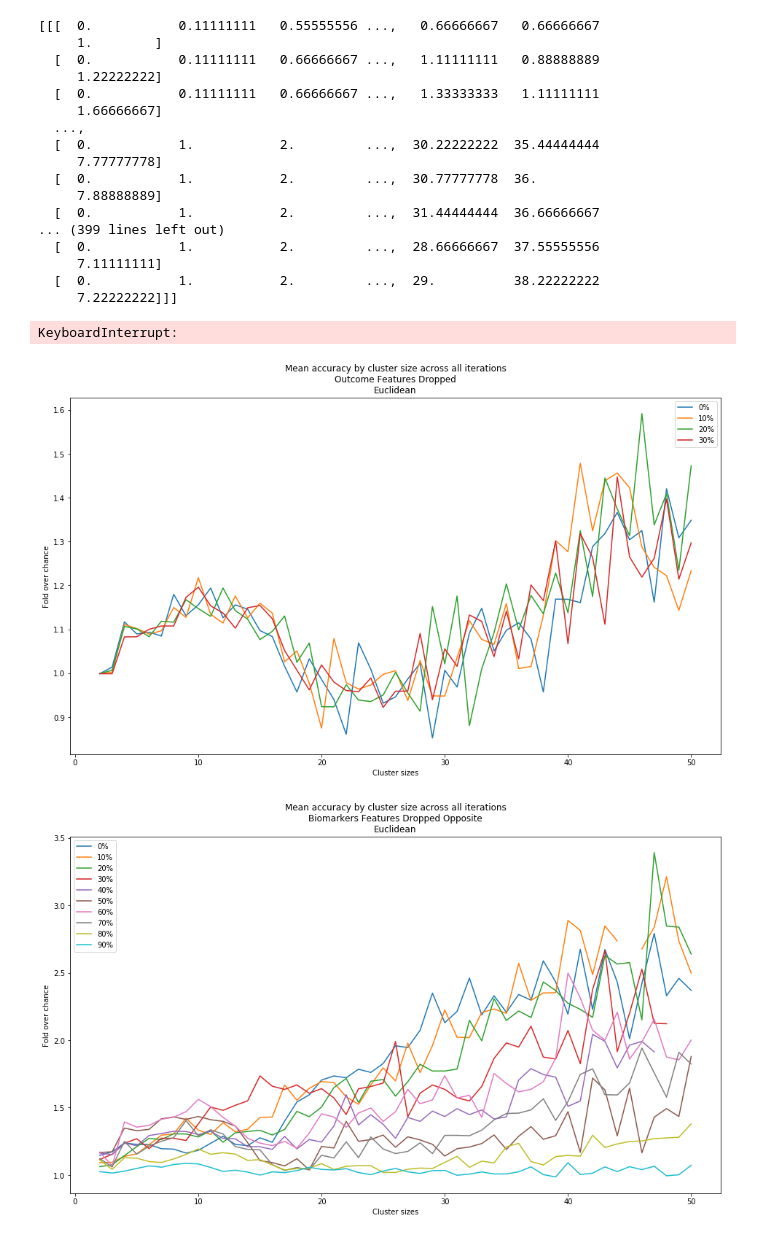
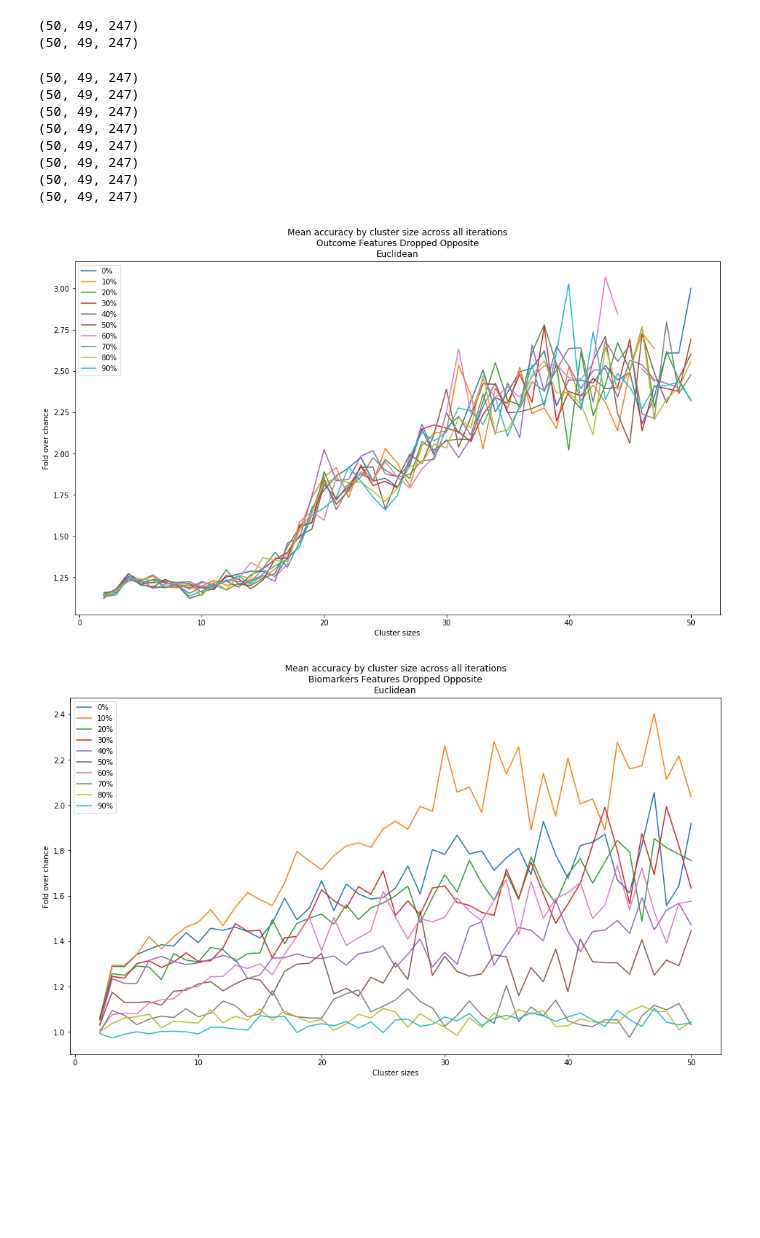
Before and after one commit to BouchardLab/ML_4_prec_prognosis, a Jupyter notebook: notebooks/drop_features_opp_plot.ipynb, the cells around one changed output. Drawn from its saved outputs; the diff is of its cells as text; code cells hidden in the pictures; blank space fills up the shorter version.

```diff
--- a/notebooks/drop_features_opp_plot.ipynb
+++ b/notebooks/drop_features_opp_plot.ipynb
@@ -70,60 +70,53 @@ def fscore(tp, fp, fn):
     return (2*tp)/(2*tp+fp+fn)
 # %%
 percent = [0,10,20,30,40,50,60,70,80,90]
-percent2=[0,50,90]
+percent2=[60]
 
 for ii,p in enumerate(percent):
     path = '/Users/ahyeon/Desktop/activ/results/features_dropped/oc_features_dropped/oc_features_dropped_opp_result_{}.h5'.format(p)
     f = h5py.File(path, 'r')
-    predictions = f['score'][:].mean(axis=1)
-    norm_predictions = f['norm_score'][:].mean(axis=1)
+    predictions = f['score'][:]
+    print(predictions.shape)
+    norm_predictions = f['norm_score'][:]
     cluster_sizes = f['cluster_sizes'][:]
-    labels = f['clusters'][:].mean(axis=1)
-    print(labels)
+    labels = f['clusters'][:]
     fold_over_chance = np.zeros((len(cluster_sizes), 50))
     for jj,c in enumerate(cluster_sizes):
         all50mat = conf_alliter(c, predictions, labels)
         norm_all50mat = conf_alliter(c, norm_predictions, labels)
         acc = [accuracy(i) for i in all50mat]
         norm_acc = [accuracy(i) for i in norm_all50mat]
         foc = [float(x/y) for x, y in zip(acc, norm_acc)]
         fold_over_chance[jj,:] = foc
     fold_over_chance = np.mean(fold_over_chance, axis=1)
 
     plt.rcParams["figure.figsize"] = [16,9]
     cmap = plt.get_cmap("tab10")
     plt.plot(cluster_sizes, fold_over_chance, label='{}%'.format(p), color = cmap(ii))
 
-    plt.title("Mean accuracy by cluster size across all iterations\nOutcome Features Dropped\nEuclidean")
+    plt.title("Mean accuracy by cluster size across all iterations\nOutcome Features Dropped Opposite\nEuclidean")
     plt.xlabel("Cluster sizes")
     plt.ylabel("Fold over chance")
     plt.legend()
+plt.savefig('/Users/ahyeon/Desktop/activ misc/oc_dropped_opp_plot.pdf')
 # %% [output]
-[[[  0.           0.11111111   0.55555556 ...,   0.66666667   0.66666667
-     1.        ]
-  [  0.           0.11111111   0.66666667 ...,   1.11111111   0.88888889
-     1.22222222]
-  [  0.           0.11111111   0.66666667 ...,   1.33333333   1.11111111
-     1.66666667]
-  ...,
-  [  0.           1.           2.         ...,  30.22222222  35.44444444
-     7.77777778]
-  [  0.           1.           2.         ...,  30.77777778  36.
-     7.88888889]
-  [  0.           1.           2.         ...,  31.44444444  36.66666667
-... (399 lines left out)
-  [  0.           1.           2.         ...,  28.66666667  37.55555556
-     7.11111111]
-  [  0.           1.           2.         ...,  29.          38.22222222
-     7.22222222]]]
+(50, 49, 247)
+(50, 49, 247)
-KeyboardInterrupt:
+(50, 49, 247)
+(50, 49, 247)
+(50, 49, 247)
+(50, 49, 247)
+(50, 49, 247)
+(50, 49, 247)
+(50, 49, 247)
+(50, 49, 247)
-[figure, old version]
+[figure, new version]
 # %%
 percent = [0,10,20,30,40,50,60,70,80,90]
 percent2=[0,50,90]
 
 for ii,p in enumerate(percent):
-    path = '/Users/ahyeon/Desktop/activ/results/features_dropped/bm_features_dropped/bm_features_dropped_opp_result_{}.h5'.format(p)
+    path = '/Users/ahyeon/Desktop/activ/results/features_dropped/bm_features_dropped/bm_dropped_opp_result_{}_2.h5'.format(p)
     f = h5py.File(path, 'r')
     predictions = f['score'][:]
     norm_predictions = f['norm_score'][:]
@@ -150,4 +143,4 @@ for ii,p in enumerate(percent):
     plt.legend()
 plt.savefig('/Users/ahyeon/Desktop/activ misc/bm_dropped_opp_plot.pdf')
 # %% [output]
-[figure, old version]
+[figure, new version]
```
Also changed, not shown: parts of 3 cells of this notebook, 12 other files.
